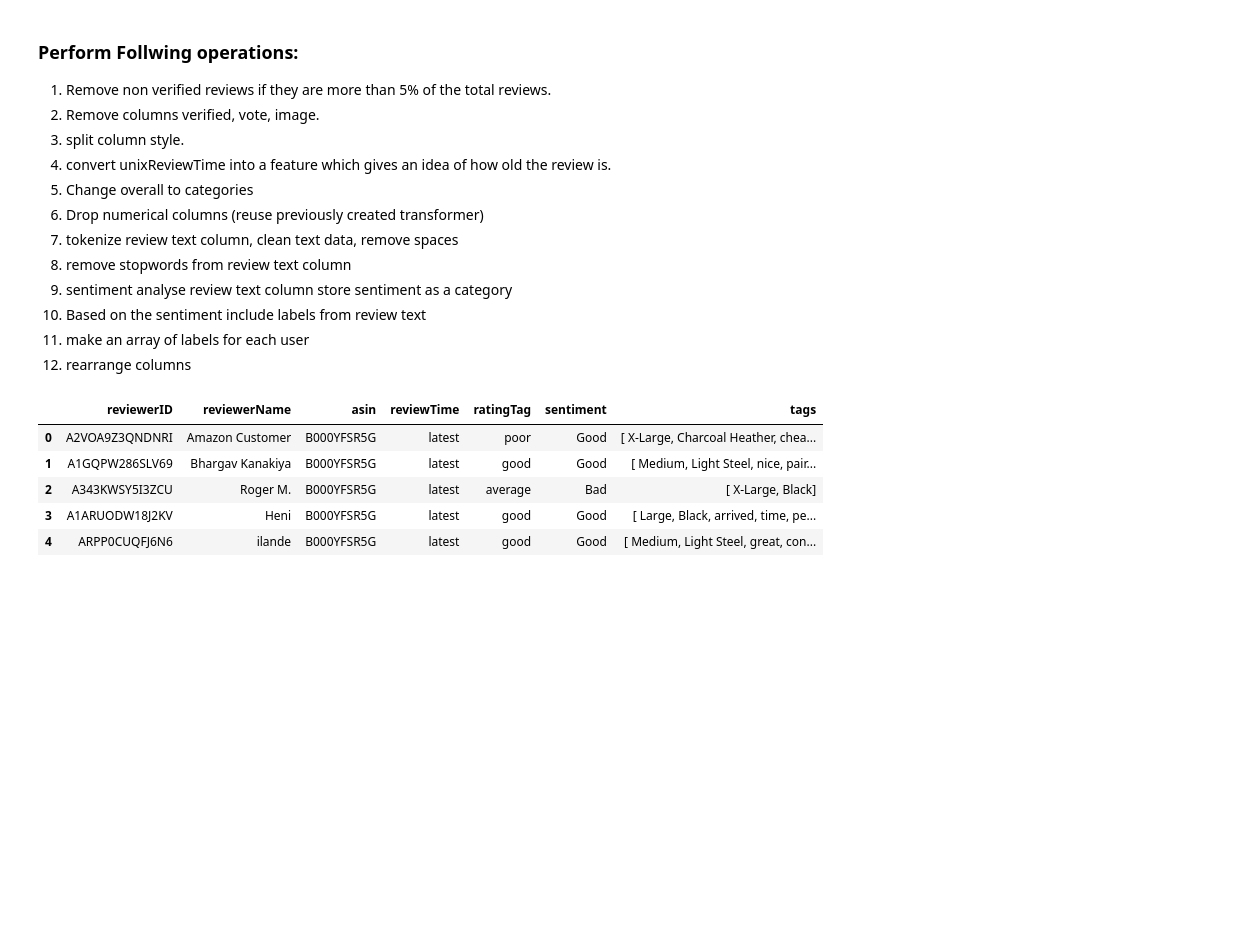
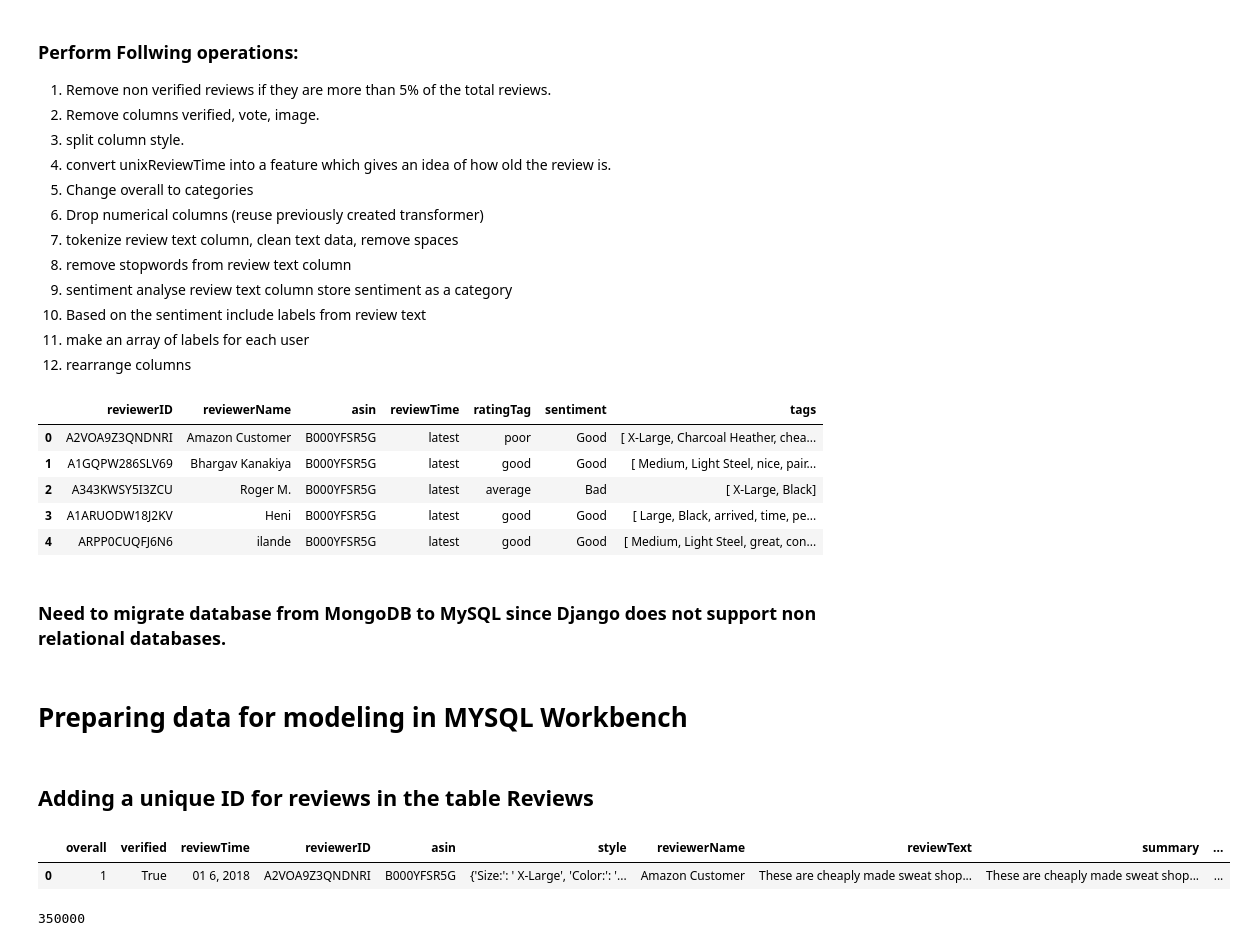
Before and after one commit to apoorvtripathi1999/content, a Jupyter notebook: notebooks/sentiment.ipynb, the cells around one changed output. Drawn from its saved outputs; the diff is of its cells as text; code cells hidden in the pictures; blank space fills up the shorter version.

Commit message:
prepared data for migration to mysql

```diff
--- a/notebooks/sentiment.ipynb
+++ b/notebooks/sentiment.ipynb
@@ -344,3 +375,7 @@ result.head()
 os.makedirs("models/", exist_ok=True)
 with open("models/sentiment_pipe.pkl", "wb") as f:
     pickle.dump(pipe,f)
+# %% [markdown]
+### Need to migrate database from MongoDB to MySQL since Django does not support non relational databases.
+# %% [markdown]
+# Preparing data for modeling in MYSQL Workbench
@@ -346,0 +384,7 @@ with open("models/sentiment_pipe.pkl", "wb") as f:
+# %% [markdown]
+## Adding a unique ID for reviews in the table Reviews
+# %%
+db.head(1)
+# %% [output]
+|  | overall | verified | reviewTime | reviewerID | asin | style | reviewerName | reviewText | summary | ... |
+| 0 | 1 | True | 01 6, 2018 | A2VOA9Z3QNDNRI | B000YFSR5G | {'Size:': ' X-Large', 'Color:': '... | Amazon Customer | These are cheaply made sweat shop... | These are cheaply made sweat shop... | ... |
@@ -346,0 +393,4 @@ with open("models/sentiment_pipe.pkl", "wb") as f:
+# %%
+len(db["reviewID"].unique())
+# %% [output]
+350000
```
Also changed, not shown: parts of 26 cells of this notebook, 10 other files.
